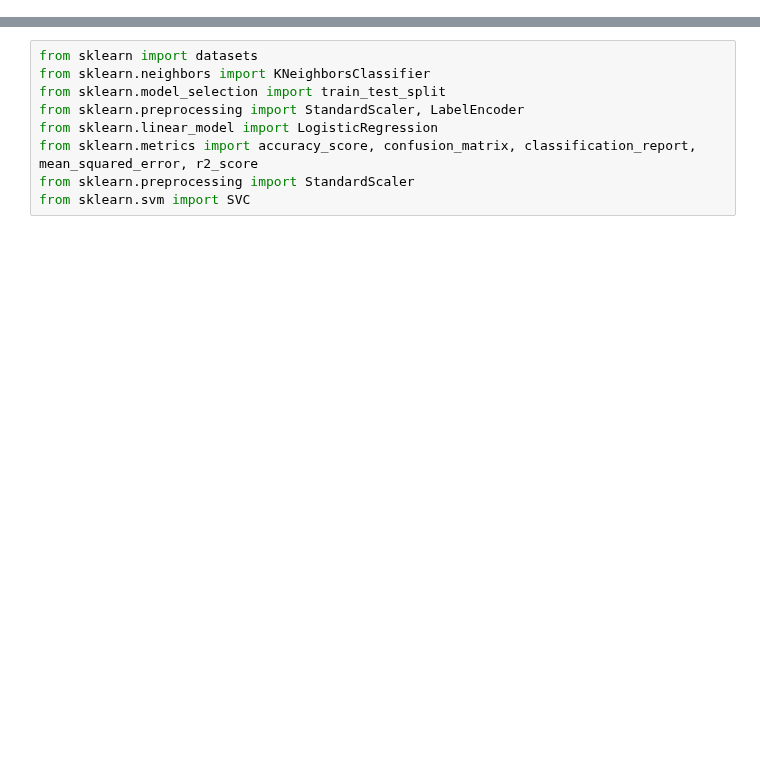
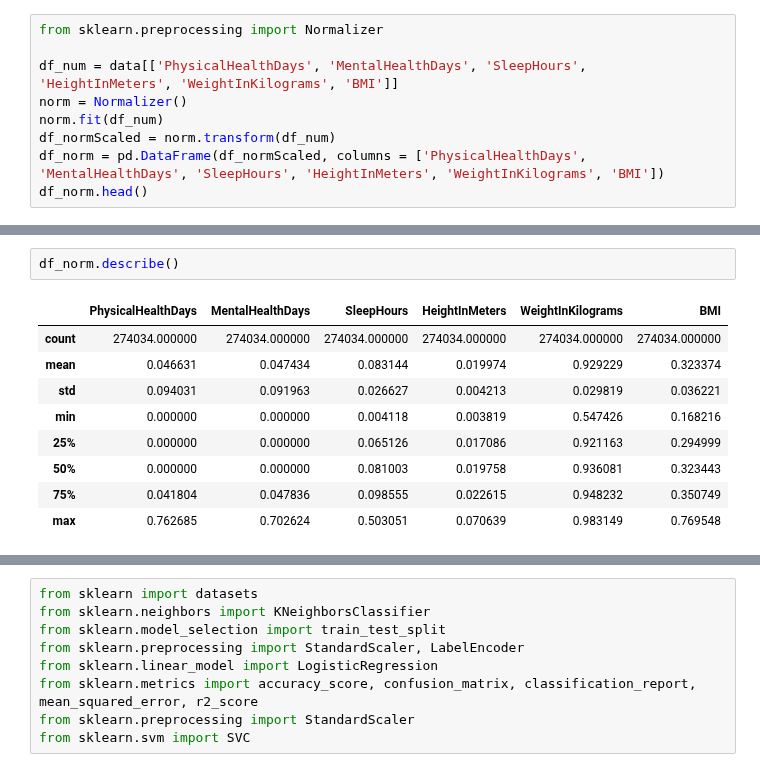
Before and after one commit to JaydenCJH/project_HD, a Jupyter notebook: KimYunSung_Logi_SVM.ipynb, the cells around one changed output, grey strips where cells are left out. Drawn from its saved outputs; the diff is of its cells as text; blank space fills up the shorter version.

```diff
--- a/KimYunSung_Logi_SVM.ipynb
+++ b/KimYunSung_Logi_SVM.ipynb
@@ -131,0 +196,9 @@ dtype: int64
+# %%
+from sklearn.preprocessing import Normalizer
+
+df_num = data[['PhysicalHealthDays', 'MentalHealthDays', 'SleepHours', 'HeightInMeters', 'WeightInKilograms', 'BMI']]
+norm = Normalizer()
+norm.fit(df_num)
+df_normScaled = norm.transform(df_num)
+df_norm = pd.DataFrame(df_normScaled, columns = ['PhysicalHealthDays', 'MentalHealthDays', 'SleepHours', 'HeightInMeters', 'WeightInKilograms', 'BMI'])
+df_norm.head()
@@ -131,0 +224,12 @@ dtype: int64
+# %%
+df_norm.describe()
+# %% [output]
+|  | PhysicalHealthDays | MentalHealthDays | SleepHours | HeightInMeters | WeightInKilograms | BMI |
+| count | 274034.000000 | 274034.000000 | 274034.000000 | 274034.000000 | 274034.000000 | 274034.000000 |
+| mean | 0.046631 | 0.047434 | 0.083144 | 0.019974 | 0.929229 | 0.323374 |
+| std | 0.094031 | 0.091963 | 0.026627 | 0.004213 | 0.029819 | 0.036221 |
+| min | 0.000000 | 0.000000 | 0.004118 | 0.003819 | 0.547426 | 0.168216 |
+| 25% | 0.000000 | 0.000000 | 0.065126 | 0.017086 | 0.921163 | 0.294999 |
+| 50% | 0.000000 | 0.000000 | 0.081003 | 0.019758 | 0.936081 | 0.323443 |
+| 75% | 0.041804 | 0.047836 | 0.098555 | 0.022615 | 0.948232 | 0.350749 |
+| max | 0.762685 | 0.702624 | 0.503051 | 0.070639 | 0.983149 | 0.769548 |
```
Also changed, not shown: parts of 50 cells of this notebook.
